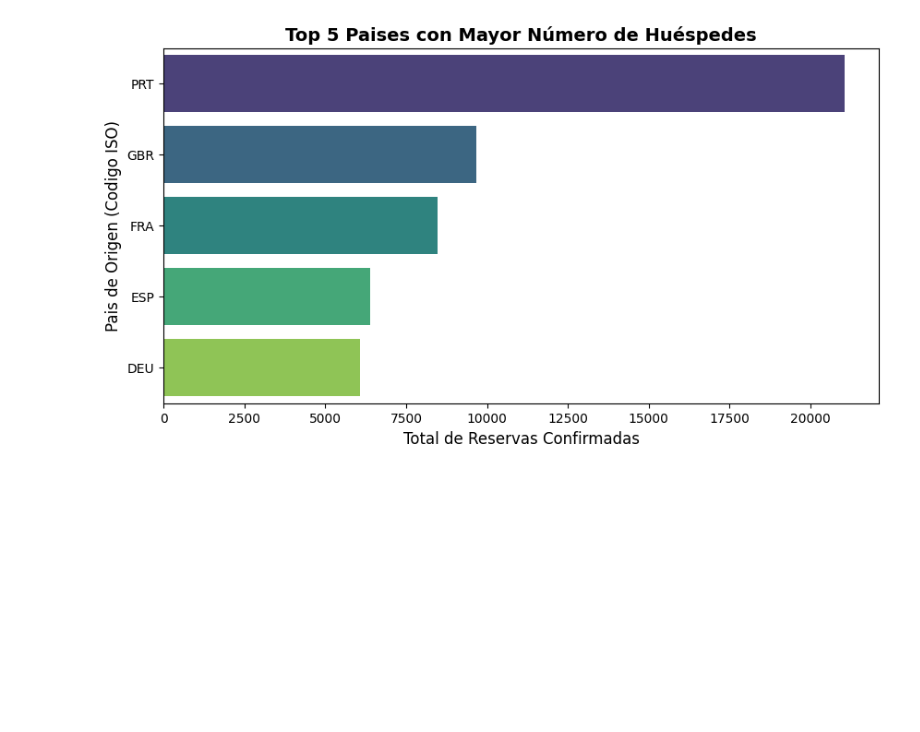
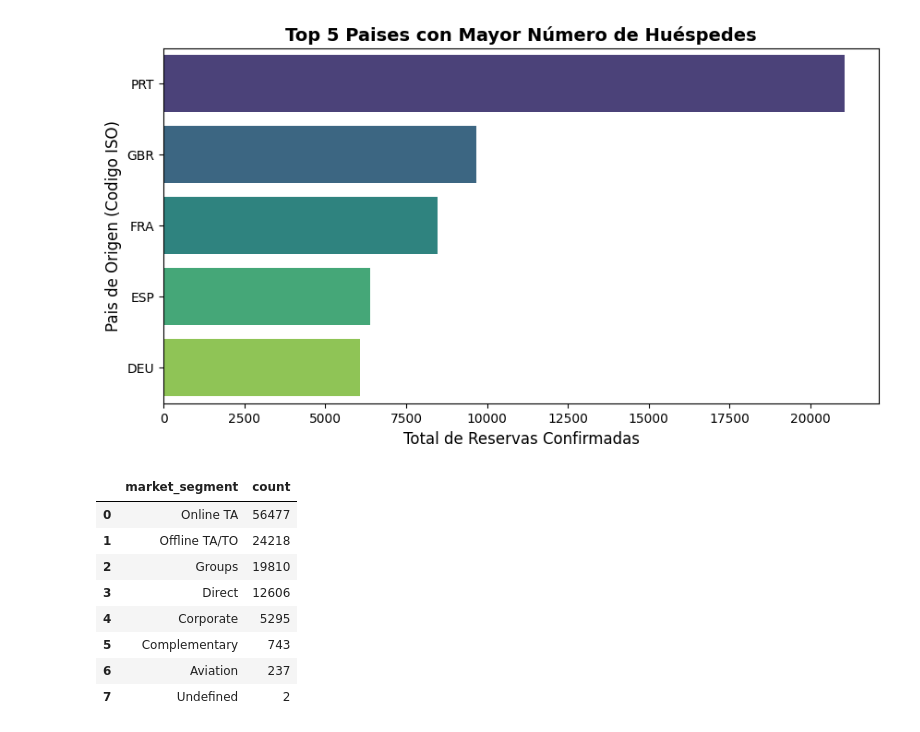
Before and after one commit to luisferdm6/02_analisis_hotelero_pandas, a Jupyter notebook: 01_limpieza_y_agrupaciones_hotel.ipynb, the cells around one changed output. Drawn from its saved outputs; the diff is of its cells as text; code cells hidden in the pictures; blank space fills up the shorter version.

```diff
--- a/01_limpieza_y_agrupaciones_hotel.ipynb
+++ b/01_limpieza_y_agrupaciones_hotel.ipynb
@@ -618,3 +618,19 @@ plt.ylabel('Pais de Origen (Codigo ISO)', fontsize=12)
 plt.show()
 # %% [output]
 [figure]
+# %%
+#¿A través de qué canales o segmentos de mercado nos llega la mayor cantidad de clientes?
+
+segmentos_mercado = df_real['market_segment'].value_counts().reset_index()
+
+segmentos_mercado
+# %% [output]
+|  | market_segment | count |
+| 0 | Online TA | 56477 |
+| 1 | Offline TA/TO | 24218 |
+| 2 | Groups | 19810 |
+| 3 | Direct | 12606 |
+| 4 | Corporate | 5295 |
+| 5 | Complementary | 743 |
+| 6 | Aviation | 237 |
+| 7 | Undefined | 2 |
```
Also changed, not shown: parts of 7 cells of this notebook.
